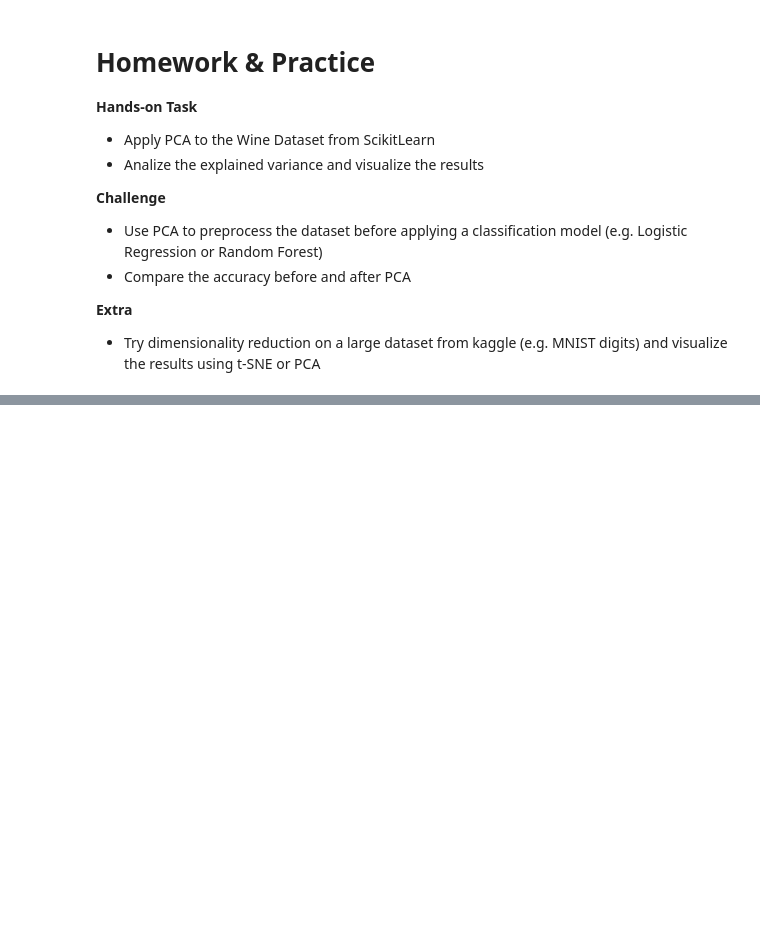
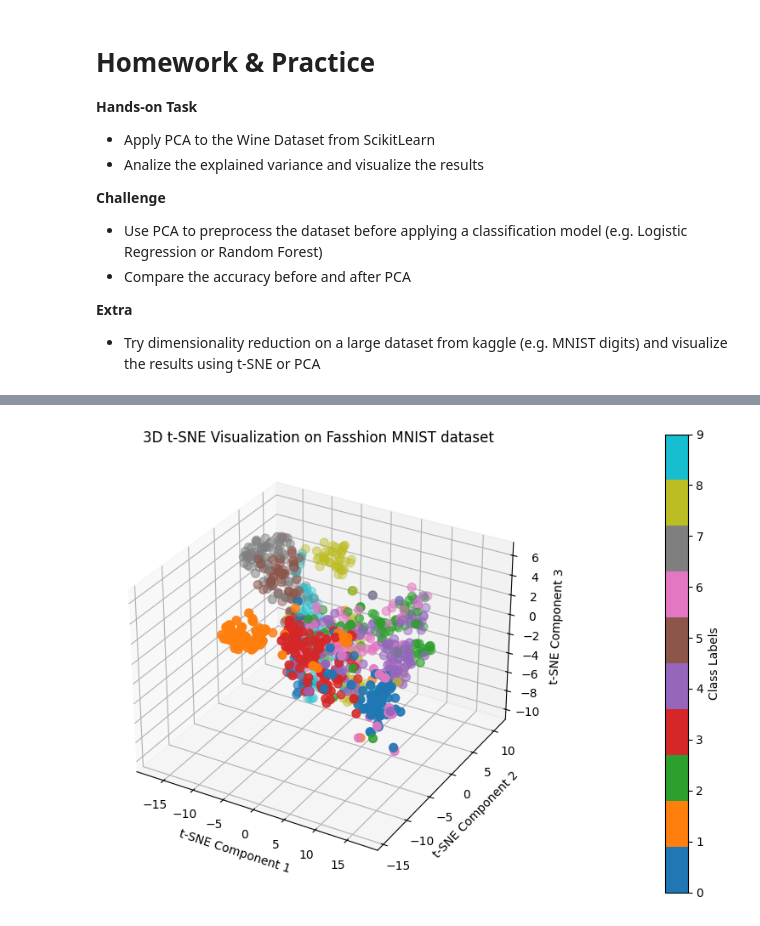
Before and after one commit to danilot390/AI-Practices, a Jupyter notebook: H9DAI/dimensionality_reduction.ipynb, the cells around one changed output, grey strips where cells are left out. Saved outputs shown, nothing was run; the diff lists cells and outputs as text; code cells hidden in the pictures; blank space fills up the shorter version.

```diff
--- a/H9DAI/dimensionality_reduction.ipynb
+++ b/H9DAI/dimensionality_reduction.ipynb
@@ -104,0 +147,31 @@ ModuleNotFoundError: No module named 'my_functions'
+# %%
+from mpl_toolkits.mplot3d import Axes3D
+
+# Apply t-SNE for dimensionality reduction tot 2 components
+tsne = TSNE(n_components=3, random_state=42, perplexity=30, n_iter=1000)
+X_mnist_tsne_3d = tsne.fit_transform(X_mnist_pca)
+
+# Visualize t-SNE results
+fig = plt.figure(figsize=(10,7))
+ax = fig.add_subplot(111, projection='3d')
+
+scatter = ax.scatter(
+    X_mnist_tsne_3d[:, 0],
+    X_mnist_tsne_3d[:, 1],
+    X_mnist_tsne_3d[:, 2],
+    c=y_mnist,
+    cmap='tab10',
+    s=50,
+)
+ax.set_title('3D t-SNE Visualization on Fasshion MNIST dataset')
+ax.set_xlabel('t-SNE Component 1')
+ax.set_ylabel('t-SNE Component 2')
+ax.set_zlabel('t-SNE Component 3')
+
+# Add colorbar for clarity
+cbar = fig.colorbar(scatter, ax=ax, pad=0.2)
+cbar.set_label('Class Labels')
+
+plt.show()
+# %% [output]
+[figure, added]
```
Also changed, not shown: parts of 3 cells of this notebook, 3 other files.
